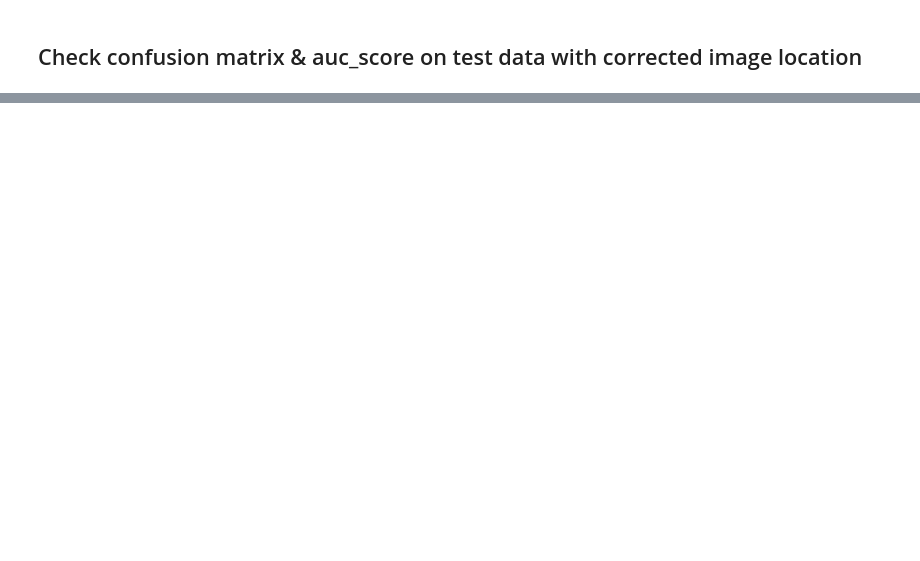
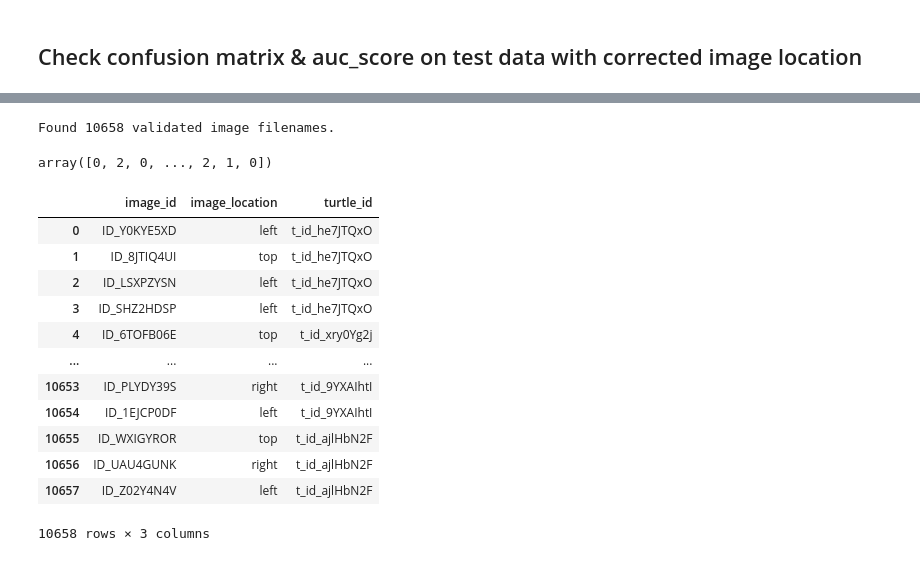
Before and after one commit to ttothea/Turtle-image-recognition-Zindi-challenge, a Jupyter notebook: notebooks/create_image_location.ipynb, the cells around one changed output, grey strips where cells are left out. Drawn from its saved outputs; the diff is of its cells as text; code cells hidden in the pictures; blank space fills up the shorter version.

```diff
--- a/notebooks/create_image_location.ipynb
+++ b/notebooks/create_image_location.ipynb
@@ -165,5 +205,5 @@ inception =  model.fit(
         train_generator,
         validation_data=validation_generator,
         steps_per_epoch=TRAINING_SIZE // 32,
-        epochs=10,
+        epochs=15,
         callbacks=[tensorboard_callback])
@@ -198,0 +272,3 @@ multiclass_roc_auc_score(test_generator.classes, y_preds)
+# %%
+extra = pd.read_csv('../data/extra_images.csv')
+extra.image_id = extra.image_id.apply(lambda x: x.strip()+".JPG")
@@ -198,0 +339,41 @@ multiclass_roc_auc_score(test_generator.classes, y_preds)
+# %%
+train_datagen, test_datagen = preprocess(augment = False)
+test_generator_extra = use_image_generator_extra(train_datagen, test_datagen, training=False)
+# %% [output]
+Found 10658 validated image filenames.
+# %%
+#Get probabilities for all turtle id's
+y_preds = model.predict(test_generator_extra)
+#Get index of highest prediction
+y_preds = np.argmax(y_preds, axis=1)
+y_preds
+# %% [output]
+array([0, 2, 0, ..., 2, 1, 0])
+# %%
+#Create a DataFrame with top prediction in extra form
+list = []
+for id in y_preds:
+    list.append(CLASS_NAMES[id])
+
+title = ['image_location']
+
+image_location = pd.DataFrame(list, columns= title)
+
+#Insert image_ids from test_data
+extra = pd.read_csv('../data/extra_images.csv')
+extra.insert(loc=1, column='image_location', value=image_location['image_location'])
+extra
+# %% [output]
+|  | image_id | image_location | turtle_id |
+| 0 | ID_Y0KYE5XD | left | t_id_he7JTQxO |
+| 1 | ID_8JTIQ4UI | top | t_id_he7JTQxO |
+| 2 | ID_LSXPZYSN | left | t_id_he7JTQxO |
+| 3 | ID_SHZ2HDSP | left | t_id_he7JTQxO |
+| 4 | ID_6TOFB06E | top | t_id_xry0Yg2j |
+| ... | ... | ... | ... |
+| 10653 | ID_PLYDY39S | right | t_id_9YXAIhtI |
+| 10654 | ID_1EJCP0DF | left | t_id_9YXAIhtI |
+| 10655 | ID_WXIGYROR | top | t_id_ajlHbN2F |
+| 10656 | ID_UAU4GUNK | right | t_id_ajlHbN2F |
+| 10657 | ID_Z02Y4N4V | left | t_id_ajlHbN2F |
+10658 rows × 3 columns
```
Also changed, not shown: parts of 16 cells of this notebook.
